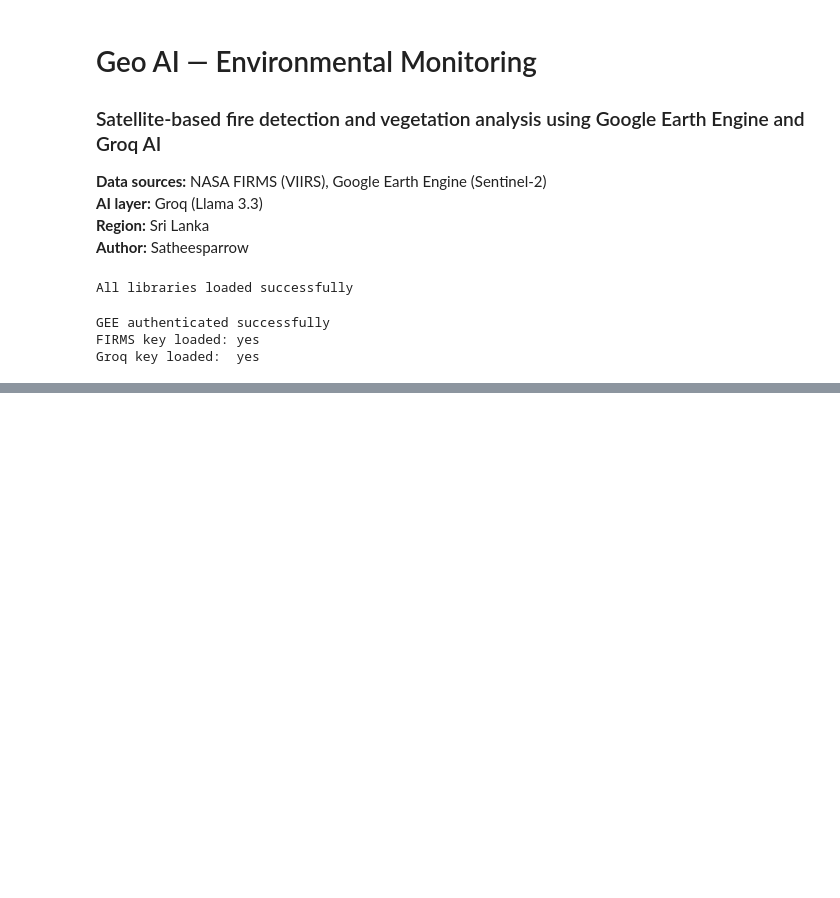
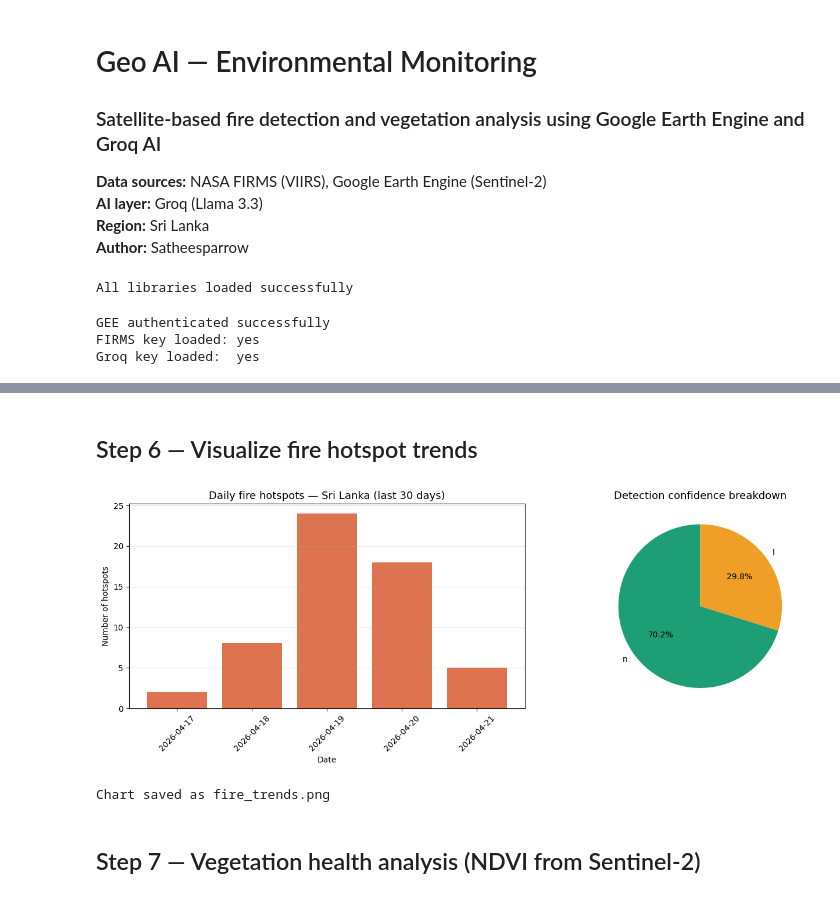
Before and after one commit to Satheesparrow/geo-ai-environmental-monitor, a Jupyter notebook: geo_ai_environmental_monitor.ipynb, the cells around one changed output, grey strips where cells are left out. Cells and saved outputs as stored; diff of their text form; code cells hidden in the pictures; blank space fills up the shorter version.

```diff
--- a/geo_ai_environmental_monitor.ipynb
+++ b/geo_ai_environmental_monitor.ipynb
@@ -42,0 +75,14 @@ Groq key loaded:  yes
+# %%
+# ── Load secrets ──
+firms_key = userdata.get('FIRMS_API_KEY')
+groq_key  = userdata.get('GROQ_API_KEY')
+
+print(f"FIRMS key loaded : {'YES' if firms_key else 'MISSING - check Colab Secrets'}")
+print(f"Groq key loaded  : {'YES' if groq_key  else 'MISSING - check Colab Secrets'}")
+
+# ── Authenticate Google Earth Engine ──
+# This opens a popup - sign in with your Google account and paste the code back
+ee.Authenticate()
+ee.Initialize(project='my-ee-project-470612')  # replace with your GCP project ID
+
+print("\nGEE authenticated and ready")
@@ -42,0 +266,34 @@ Groq key loaded:  yes
+# %% [markdown]
+## Step 6 — Visualize fire hotspot trends
+# %%
+if not fire_df.empty:
+    daily = fire_df.groupby('acq_date').size().reset_index(name='count')
+
+    fig, axes = plt.subplots(1, 2, figsize=(14, 5))
+
+    # ── Chart 1: Daily hotspot count ──
+    axes[0].bar(daily['acq_date'], daily['count'], color='#D85A30', alpha=0.85)
+    axes[0].set_title('Daily fire hotspots — Sri Lanka (last 30 days)', fontsize=13)
+    axes[0].set_xlabel('Date')
+    axes[0].set_ylabel('Number of hotspots')
+    axes[0].tick_params(axis='x', rotation=45)
+    axes[0].grid(axis='y', alpha=0.3)
+
+    # ── Chart 2: Confidence distribution ──
+    if 'confidence' in fire_df.columns:
+        conf_counts = fire_df['confidence'].value_counts()
+        colors = ['#1D9E75', '#EF9F27', '#D85A30']
+        axes[1].pie(conf_counts.values, labels=conf_counts.index,
+                    colors=colors[:len(conf_counts)],
+                    autopct='%1.1f%%', startangle=90)
+        axes[1].set_title('Detection confidence breakdown', fontsize=13)
+
+    plt.tight_layout()
+    plt.savefig('fire_trends.png', dpi=150, bbox_inches='tight')
+    plt.show()
+    print("Chart saved as fire_trends.png")
+# %% [output]
+[figure, added]
+Chart saved as fire_trends.png
+# %% [markdown]
+## Step 7 — Vegetation health analysis (NDVI from Sentinel-2)
```
Also changed, not shown: parts of 21 cells of this notebook.
